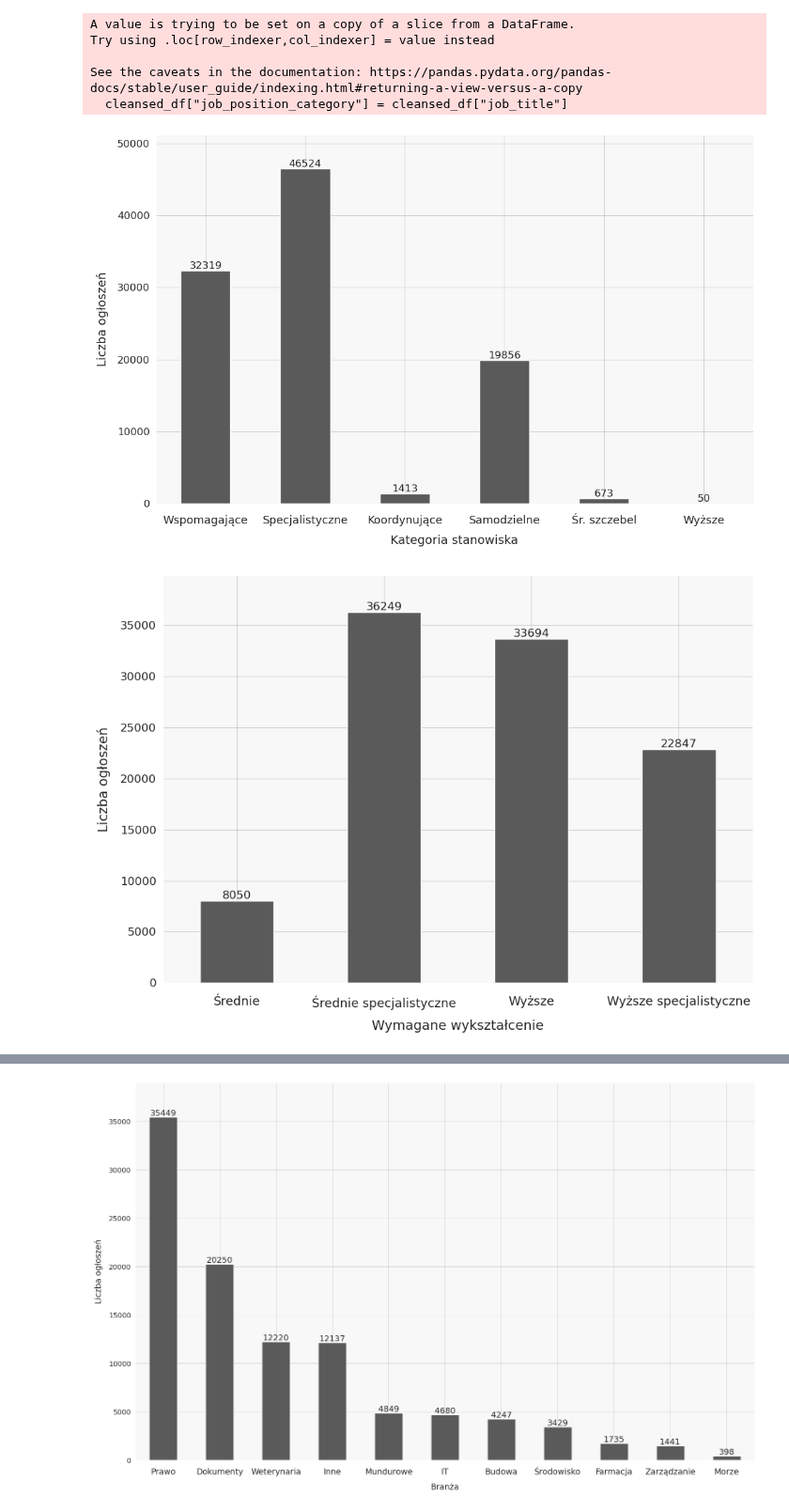
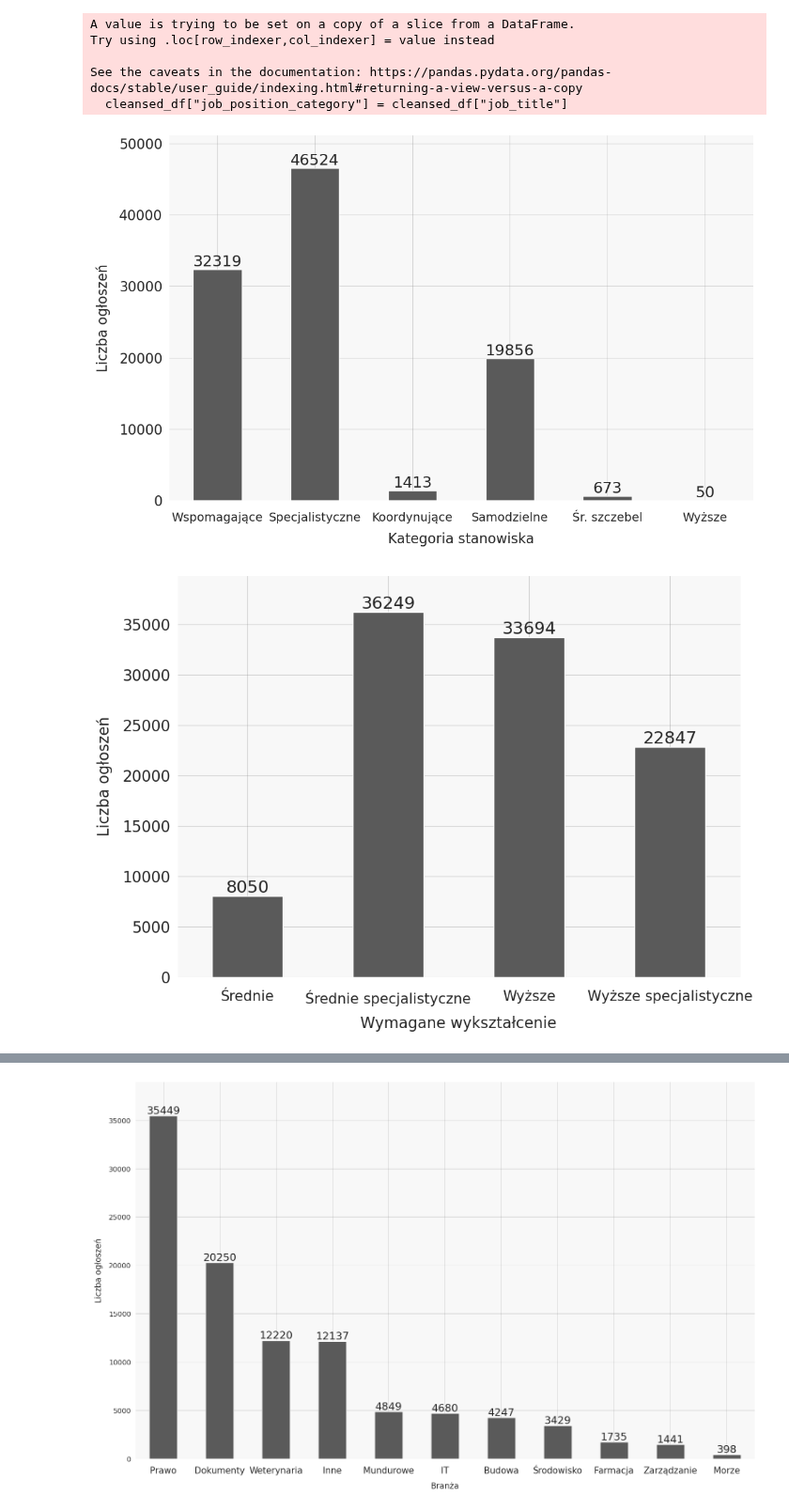
Before and after one commit to BERENZ/2024-mgr-sluzba-cywilna, a Jupyter notebook: Python/Code/Further_data_cleansing.ipynb, the cells around one changed output, grey strips where cells are left out. Shown at 94% size. Drawn from its saved outputs; the diff is of its cells as text; code cells hidden in the pictures.

Commit message:
improved chart readability, brought back bonus plots

```diff
--- a/Python/Code/Further_data_cleansing.ipynb
+++ b/Python/Code/Further_data_cleansing.ipynb
@@ -208,9 +208,9 @@ import matplotlib.pyplot as plt
 plt.rcParams.update({
     'font.family': 'DejaVu Sans',
     'axes.titlesize': 16,
-    'axes.labelsize': 14,
-    'xtick.labelsize': 13,
-    'ytick.labelsize': 12,
+    'axes.labelsize': 16,
+    'xtick.labelsize': 14,
+    'ytick.labelsize': 16,
 })
 
 plt.figure(figsize=(11, 7))
@@ -244,42 +244,42 @@ colors = ['#5A5A5A'] * len(counts)
 ax = counts.plot(kind='bar', color=colors)
 
 # Set brighter background and add grid
 ax.set_facecolor('#F8F8F8')
 plt.gcf().patch.set_facecolor('white')
 ax.grid(True, linestyle='-', alpha=0.3, color='gray')
 ax.set_axisbelow(True)
 
 plt.xlabel('Kategoria stanowiska', labelpad=10)
 plt.ylabel('Liczba ogłoszeń', labelpad=10)
 
 new_labels_ordered = [label_mapping[old_label] for old_label in counts.index]
 ax.set_xticklabels(new_labels_ordered, rotation=0, ha='center')
 ax.tick_params(axis='x', pad=10)
 
 for p in ax.patches:
     ax.annotate(f'{int(p.get_height())}',
                 (p.get_x() + p.get_width() / 2, p.get_height()),
-                ha='center', va='bottom', fontsize=12)
+                ha='center', va='bottom', fontsize=18)
 
 ax.set_ylim(0, counts.max() * 1.10)
 plt.tight_layout()
 
 # Export
 plt.savefig("position_category_bar_chart.png",
            format="png",
            bbox_inches="tight",
            facecolor='white',
            dpi=300)
 plt.show()
 # %% [output]
-[figure, old version]
+[figure, new version]
 # %%
 plt.rcParams.update({
     'font.family': 'DejaVu Sans',
     'axes.titlesize': 16,
-    'axes.labelsize': 14,
-    'xtick.labelsize': 13,
-    'ytick.labelsize': 12,
+    'axes.labelsize': 16,
+    'xtick.labelsize': 15,
+    'ytick.labelsize': 16,
 })
 
 plt.figure(figsize=(10, 7))
@@ -314,7 +314,7 @@ ax.tick_params(axis='x', pad=10)
 for p in ax.patches:
     ax.annotate(f'{int(p.get_height())}',
                 (p.get_x() + p.get_width() / 2, p.get_height()),
-                ha='center', va='bottom', fontsize=12)
+                ha='center', va='bottom', fontsize=18)
 
 ax.set_ylim(0, counts.max() * 1.10)
 
@@ -326,7 +326,7 @@ plt.savefig("education_level_bar_chart.png",
            dpi=300)
 plt.show()
 # %% [output]
-[figure, old version]
+[figure, new version]
 # %%
 # Dropping positions that I couldn't determine a category for.
 cleansed_df = cleansed_df[~cleansed_df['job_title'].isin(['dezynfektor', 'starszy instruktor'])]
```
Also changed, not shown: parts of 3 cells of this notebook.
